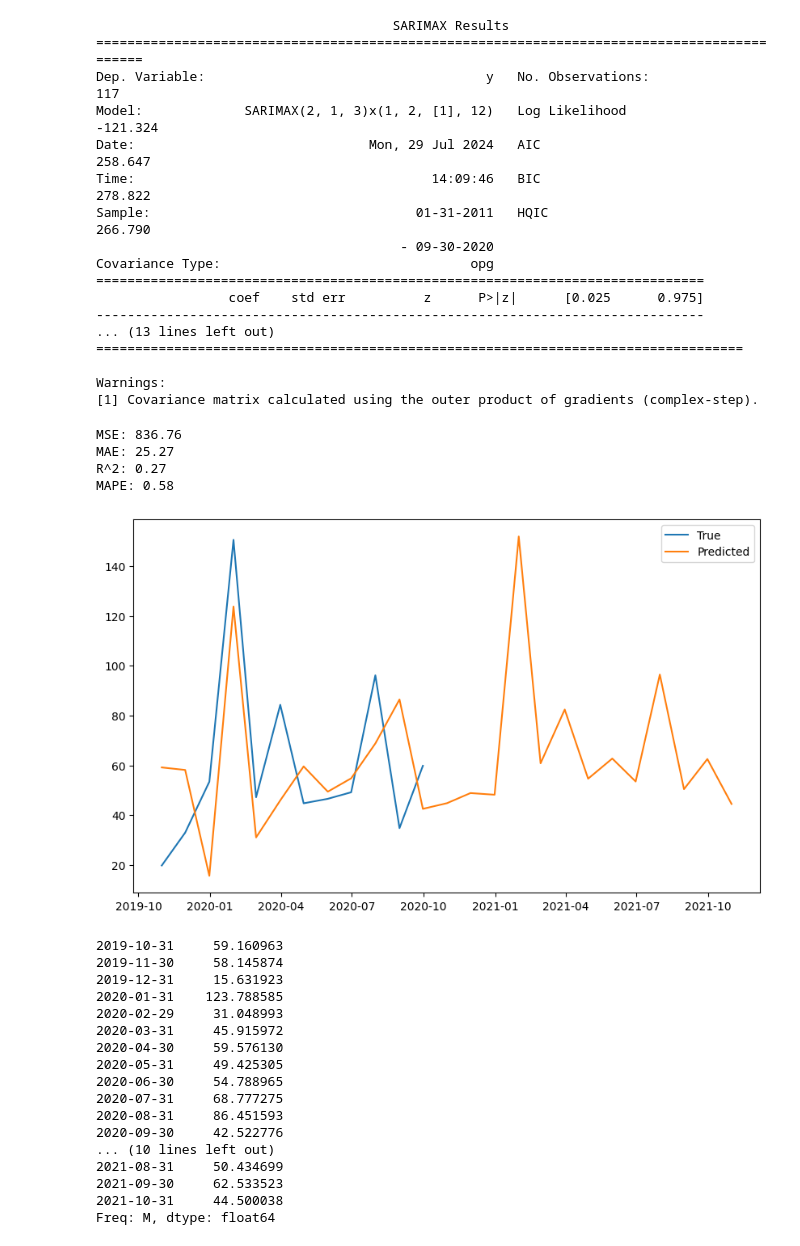
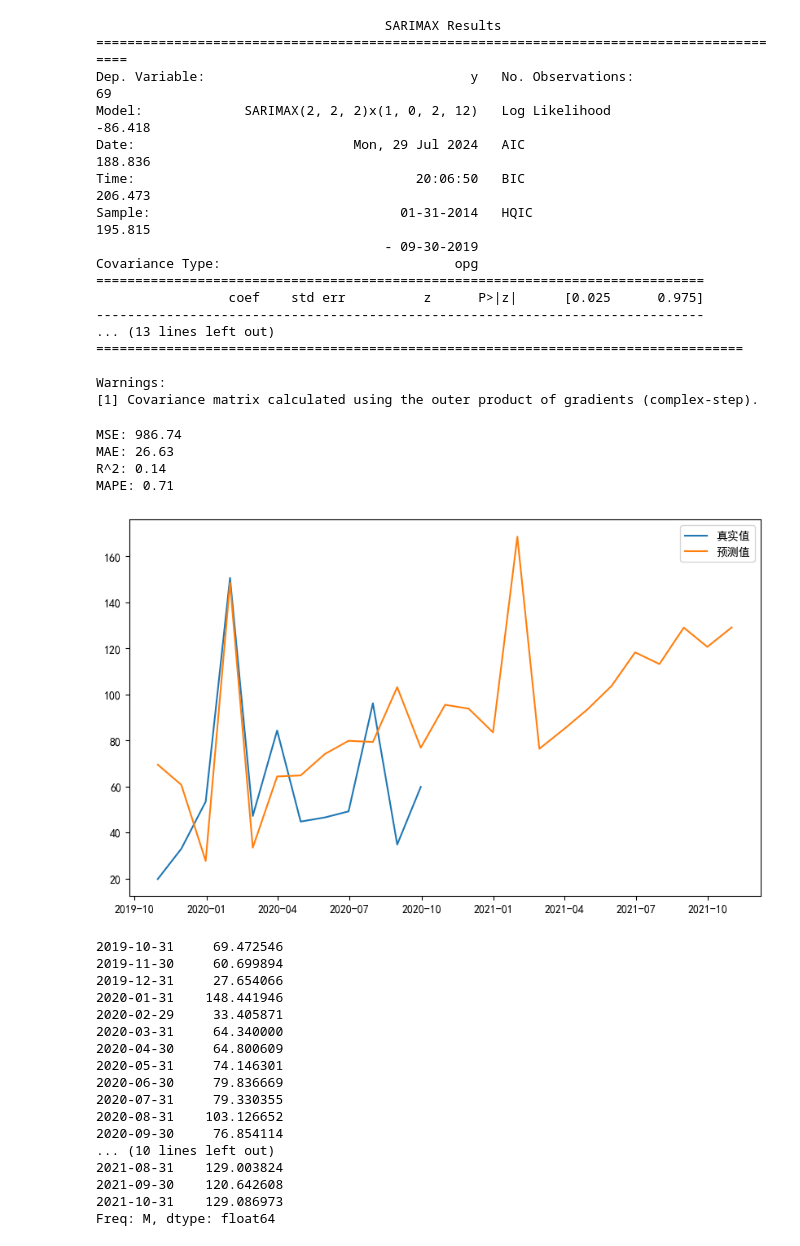
Before and after one commit to hh66911/2024-dingding-A, a Jupyter notebook: arima和sarima.ipynb, the cells around one changed output. Cells and saved outputs as stored; diff of their text form; code cells hidden in the pictures.

```diff
--- a/arima和sarima.ipynb
+++ b/arima和sarima.ipynb
@@ -9,4 +9,4 @@ import model_predict
 import pickle
 import sys, itertools
 # %%
-series, scaler = model_predict.read_data_series(scale=True, filter_early=False)
+series, scaler = model_predict.read_data_series(scale=True, filter_early=True)
@@ -32,23 +22,23 @@ Best: ((2, 1, 3), (1, 2, 1, 12), 555.4876400860102)
 # %%
 # 拟合 SARIMA 模型
 # order = param_best  # AR 阶数为 1，差分阶数为 0，MA 阶数为 1
-order = (2, 1, 3)
-seasonal_order = (1, 2, 1, 12)  # 季节性部分：季节 AR 阶数为 1，差分阶数为 0，季节 MA 阶数为 1，季节周期为 12 (假设数据是按月季节性的)
-model = SARIMAX(series, order=order, seasonal_order=seasonal_order)  # 创建 SARIMA 模型对象
+order = (2, 2, 2)
+seasonal_order = (1, 0, 2, 12)  # 季节性部分：季节 AR 阶数为 1，差分阶数为 0，季节 MA 阶数为 1，季节周期为 12 (假设数据是按月季节性的)
+model = SARIMAX(series[:-12], order=order, seasonal_order=seasonal_order)  # 创建 SARIMA 模型对象
 results = model.fit()  # 拟合模型，估计模型参数
 
 # 输出模型拟合结果
 print(results.summary())
 # %% [output]
-                                      SARIMAX Results
-============================================================================================
-Dep. Variable:                                    y   No. Observations:                  117
-Model:             SARIMAX(2, 1, 3)x(1, 2, [1], 12)   Log Likelihood                -121.324
-Date:                              Mon, 29 Jul 2024   AIC                            258.647
-Time:                                      14:09:46   BIC                            278.822
-Sample:                                  01-31-2011   HQIC                           266.790
-                                       - 09-30-2020
-Covariance Type:                                opg
+                                     SARIMAX Results
+==========================================================================================
+Dep. Variable:                                  y   No. Observations:                   69
+Model:             SARIMAX(2, 2, 2)x(1, 0, 2, 12)   Log Likelihood                 -86.418
+Date:                            Mon, 29 Jul 2024   AIC                            188.836
+Time:                                    20:06:50   BIC                            206.473
+Sample:                                01-31-2014   HQIC                           195.815
+                                     - 09-30-2019
+Covariance Type:                              opg
 ==============================================================================
                  coef    std err          z      P>|z|      [0.025      0.975]
 ------------------------------------------------------------------------------
@@ -58,30 +48,27 @@ Covariance Type:                                opg
 Warnings:
 [1] Covariance matrix calculated using the outer product of gradients (complex-step).
 # %%
-import model_predict
-import importlib
-importlib.reload(model_predict)
 model_predict.predict_to_future_arima(results, series, scaler, last_months=12)
 # %% [output]
-MSE: 836.76
-MAE: 25.27
-R^2: 0.27
-MAPE: 0.58
+MSE: 986.74
+MAE: 26.63
+R^2: 0.14
+MAPE: 0.71
-[figure, old version]
+[figure, new version]
-2019-10-31     59.160963
-2019-11-30     58.145874
-2019-12-31     15.631923
-2020-01-31    123.788585
-2020-02-29     31.048993
-2020-03-31     45.915972
-2020-04-30     59.576130
-2020-05-31     49.425305
-2020-06-30     54.788965
-2020-07-31     68.777275
-2020-08-31     86.451593
-2020-09-30     42.522776
+2019-10-31     69.472546
+2019-11-30     60.699894
+2019-12-31     27.654066
+2020-01-31    148.441946
+2020-02-29     33.405871
+2020-03-31     64.340000
+2020-04-30     64.800609
+2020-05-31     74.146301
+2020-06-30     79.836669
+2020-07-31     79.330355
+2020-08-31    103.126652
+2020-09-30     76.854114
 ... (10 lines left out)
-2021-08-31     50.434699
-2021-09-30     62.533523
-2021-10-31     44.500038
+2021-08-31    129.003824
+2021-09-30    120.642608
+2021-10-31    129.086973
 Freq: M, dtype: float64
```
Also changed, not shown: parts of 3 cells of this notebook, 3 other files.
